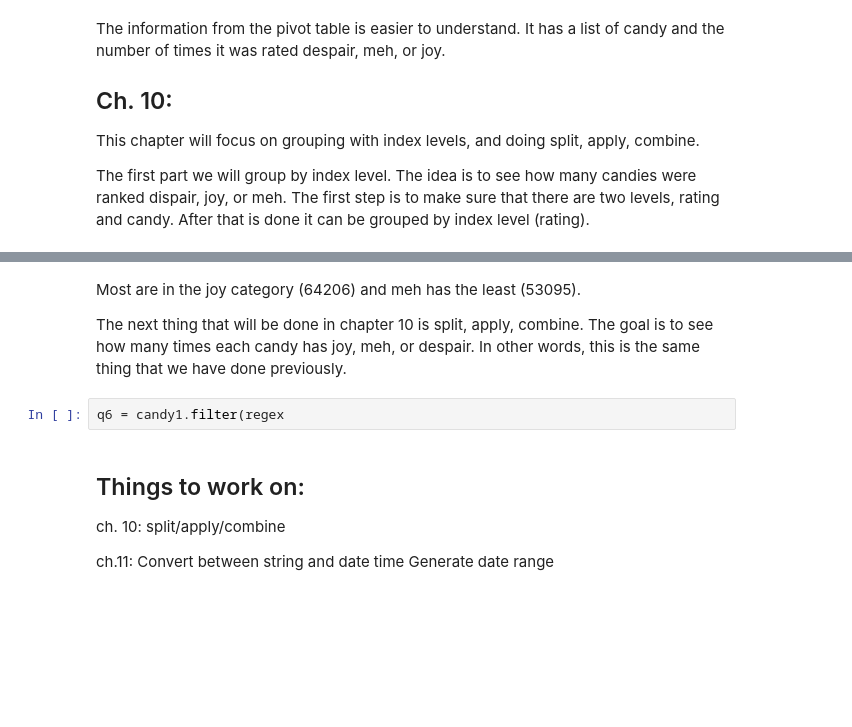
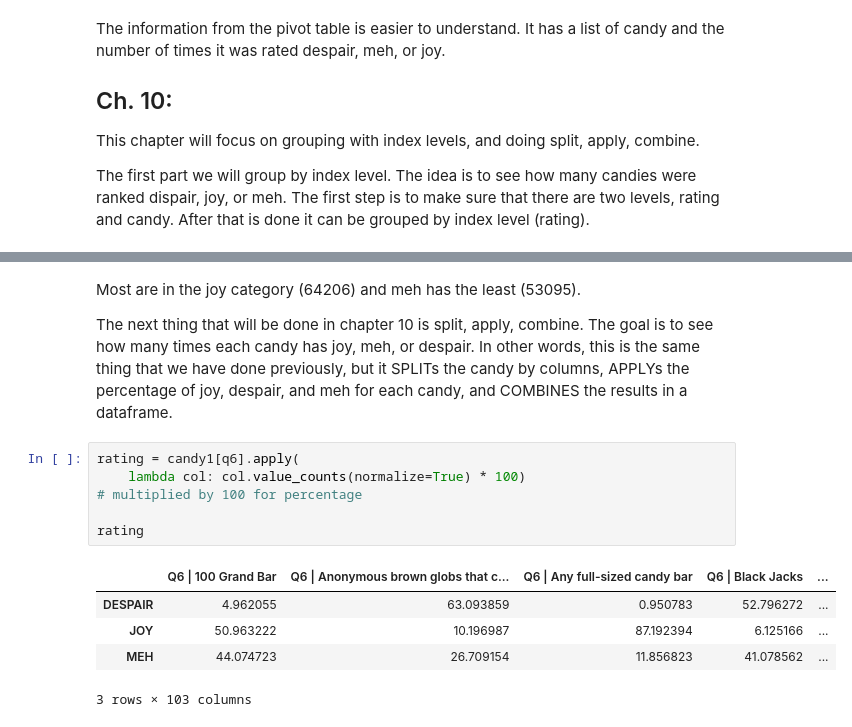
Before and after one commit to ro-rro/Data-Preparation, a Jupyter notebook: Weeks 7 & 8 Exercise .ipynb, the cells around one changed output, grey strips where cells are left out. Cells and saved outputs as stored; diff of their text form; blank space fills up the shorter version.

```diff
--- a/Weeks 7 & 8 Exercise .ipynb
+++ b/Weeks 7 & 8 Exercise .ipynb
@@ -240,13 +230,16 @@ dtype: int64
 # %% [markdown]
 Most are in the joy category (64206) and meh has the least (53095).
 
-The next thing that will be done in chapter 10 is split, apply, combine. The goal is to see how many times each candy has joy, meh, or despair. In other words, this is the same thing that we have done previously.
+The next thing that will be done in chapter 10 is split, apply, combine. The goal is to see how many times each candy has joy, meh, or despair. In other words, this is the same thing that we have done previously, but it SPLITs the candy by columns, APPLYs the percentage of joy, despair, and meh for each candy, and COMBINES the results in a dataframe.
 # %%
-q6 = candy1.filter(regex
+rating = candy1[q6].apply(
+    lambda col: col.value_counts(normalize=True) * 100)
+# multiplied by 100 for percentage
+
+rating
+# %% [output]
+|  | Q6 | 100 Grand Bar | Q6 | Anonymous brown globs that c... | Q6 | Any full-sized candy bar | Q6 | Black Jacks | ... |
+| DESPAIR | 4.962055 | 63.093859 | 0.950783 | 52.796272 | ... |
+| JOY | 50.963222 | 10.196987 | 87.192394 | 6.125166 | ... |
+| MEH | 44.074723 | 26.709154 | 11.856823 | 41.078562 | ... |
+3 rows × 103 columns
-# %% [markdown]
-## Things to work on:
-
-ch. 10: split/apply/combine
-
-ch.11: Convert between string and date time
-Generate date range
```
Also changed, not shown: parts of 13 cells of this notebook.
